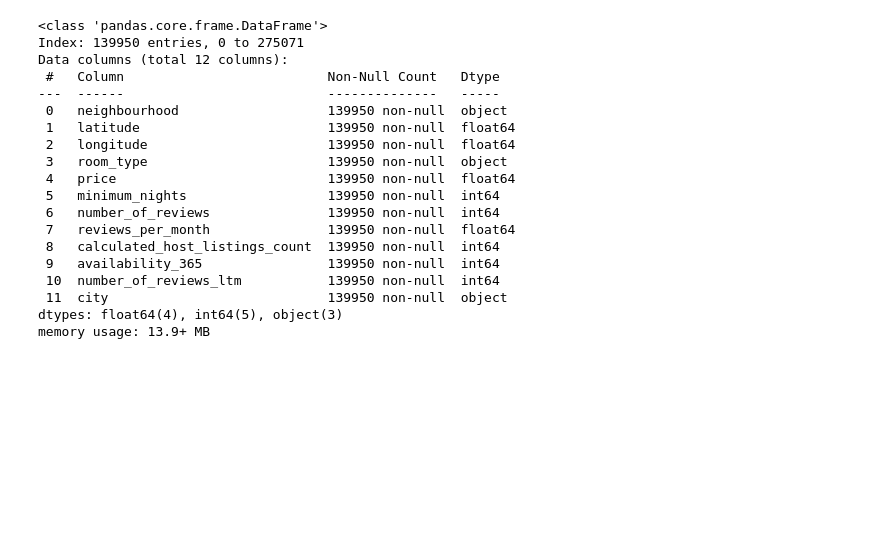
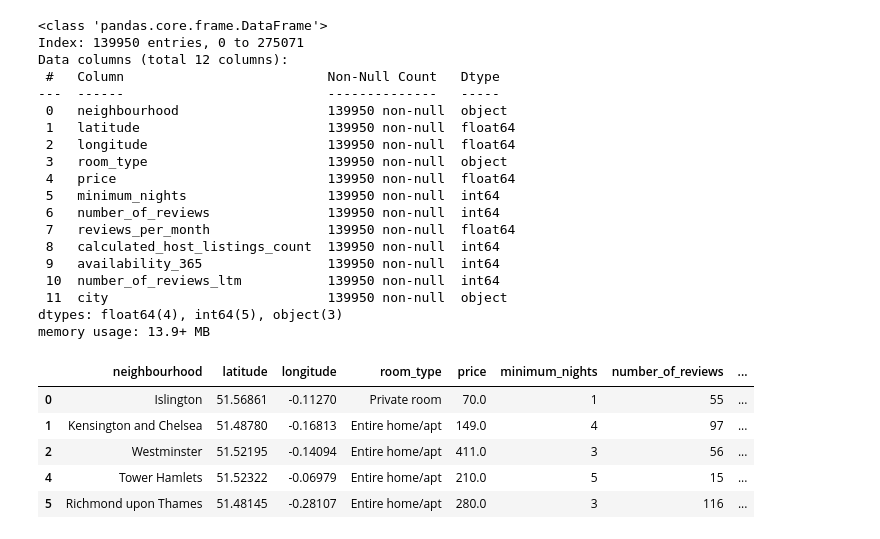
Before and after one commit to jishnuuverse/airbnb-price-prediction-regression, a Jupyter notebook: main.ipynb, the cells around one changed output. Saved outputs shown, nothing was run; the diff lists cells and outputs as text; code cells hidden in the pictures; blank space fills up the shorter version.

```diff
--- a/main.ipynb
+++ b/main.ipynb
@@ -109,3 +109,12 @@ Data columns (total 12 columns):
  11  city                            139950 non-null  object
 dtypes: float64(4), int64(5), object(3)
 memory usage: 13.9+ MB
+# %%
+df.head()
+# %% [output]
+|  | neighbourhood | latitude | longitude | room_type | price | minimum_nights | number_of_reviews | ... |
+| 0 | Islington | 51.56861 | -0.11270 | Private room | 70.0 | 1 | 55 | ... |
+| 1 | Kensington and Chelsea | 51.48780 | -0.16813 | Entire home/apt | 149.0 | 4 | 97 | ... |
+| 2 | Westminster | 51.52195 | -0.14094 | Entire home/apt | 411.0 | 3 | 56 | ... |
+| 4 | Tower Hamlets | 51.52322 | -0.06979 | Entire home/apt | 210.0 | 5 | 15 | ... |
+| 5 | Richmond upon Thames | 51.48145 | -0.28107 | Entire home/apt | 280.0 | 3 | 116 | ... |
```
Also changed, not shown: parts of 4 cells of this notebook.
